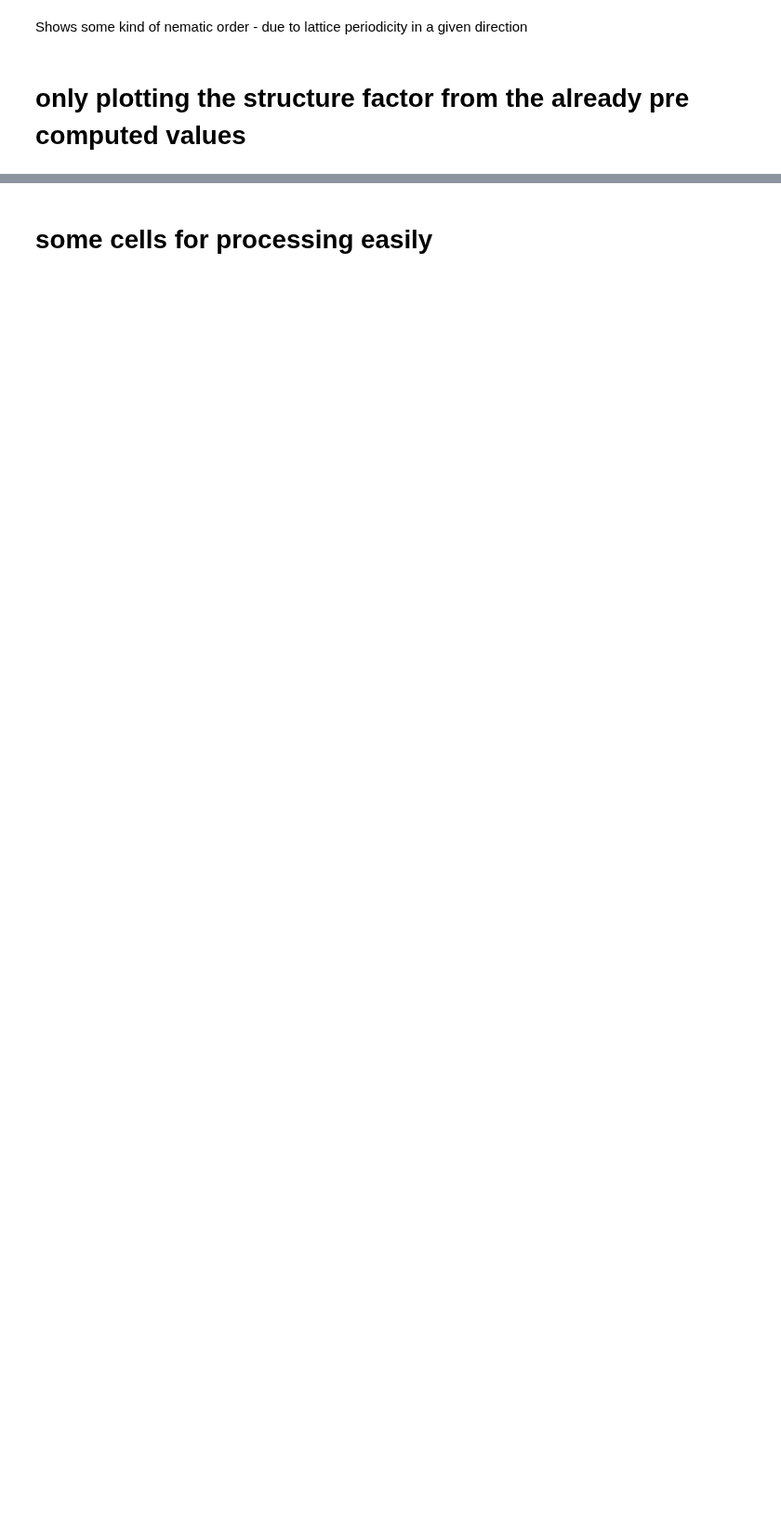
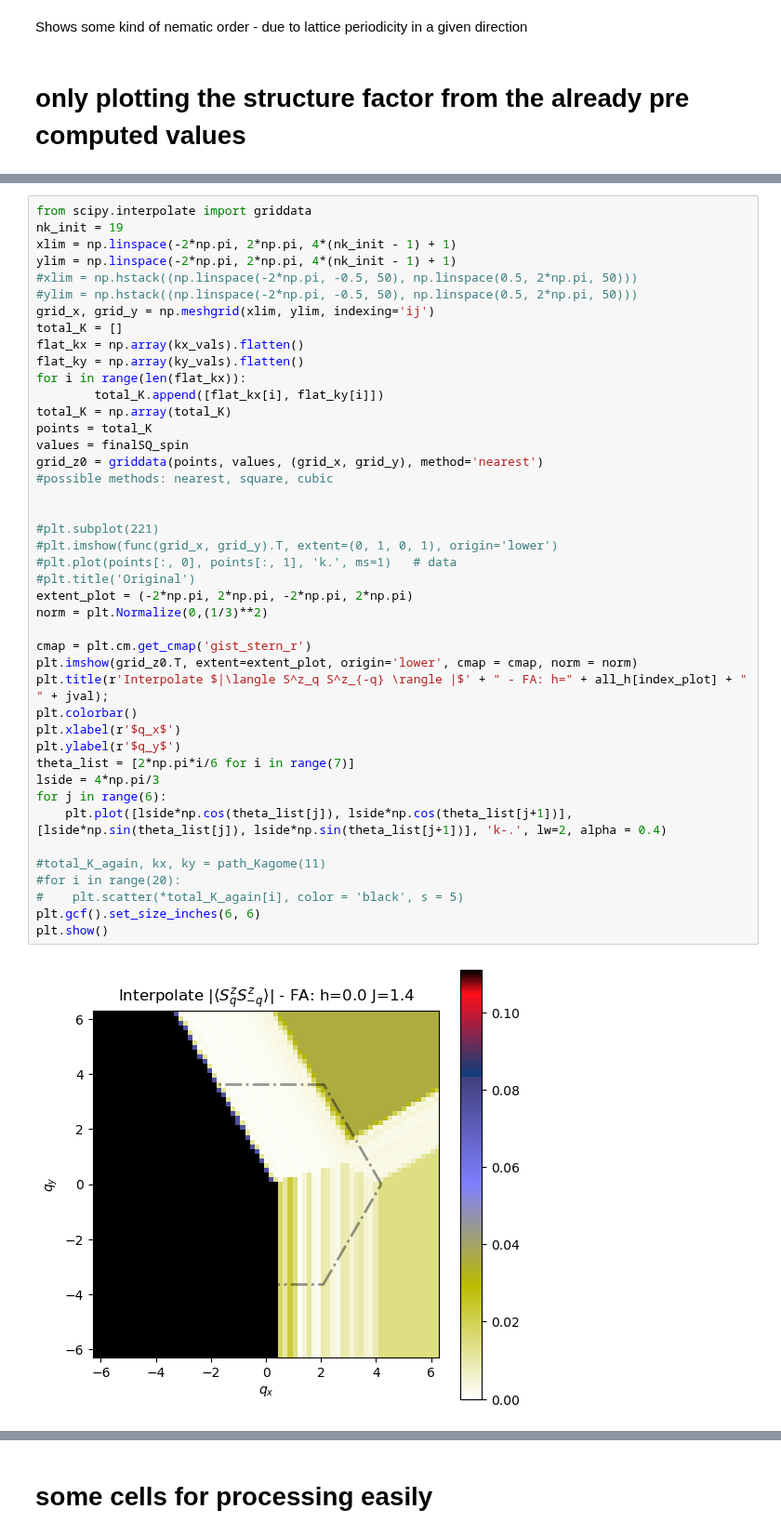
Before and after one commit to vdrouint/d-wave-other, a Jupyter notebook: kagome-tfim/structure-factor.ipynb, the cells around one changed output, grey strips where cells are left out. Shown at 93% size. Saved outputs shown, nothing was run; the diff lists cells and outputs as text; blank space fills up the shorter version.

```diff
--- a/kagome-tfim/structure-factor.ipynb
+++ b/kagome-tfim/structure-factor.ipynb
@@ -1124,0 +1170,45 @@ Text(0.5, 1.0, 'h=2.004 s=0.7')
+# %%
+from scipy.interpolate import griddata
+nk_init = 19
+xlim = np.linspace(-2*np.pi, 2*np.pi, 4*(nk_init - 1) + 1)
+ylim = np.linspace(-2*np.pi, 2*np.pi, 4*(nk_init - 1) + 1)
+#xlim = np.hstack((np.linspace(-2*np.pi, -0.5, 50), np.linspace(0.5, 2*np.pi, 50)))
+#ylim = np.hstack((np.linspace(-2*np.pi, -0.5, 50), np.linspace(0.5, 2*np.pi, 50)))
+grid_x, grid_y = np.meshgrid(xlim, ylim, indexing='ij')
+total_K = []
+flat_kx = np.array(kx_vals).flatten()
+flat_ky = np.array(ky_vals).flatten()
+for i in range(len(flat_kx)):
+        total_K.append([flat_kx[i], flat_ky[i]])
+total_K = np.array(total_K)
+points = total_K
+values = finalSQ_spin
+grid_z0 = griddata(points, values, (grid_x, grid_y), method='nearest')
+#possible methods: nearest, square, cubic
+
+
+#plt.subplot(221)
+#plt.imshow(func(grid_x, grid_y).T, extent=(0, 1, 0, 1), origin='lower')
+#plt.plot(points[:, 0], points[:, 1], 'k.', ms=1)   # data
+#plt.title('Original')
+extent_plot = (-2*np.pi, 2*np.pi, -2*np.pi, 2*np.pi)
+norm = plt.Normalize(0,(1/3)**2)
+
+cmap = plt.cm.get_cmap('gist_stern_r')
+plt.imshow(grid_z0.T, extent=extent_plot, origin='lower', cmap = cmap, norm = norm)
+plt.title(r'Interpolate $|\langle S^z_q S^z_{-q} \rangle |$' + " - FA: h=" + all_h[index_plot] + " " + jval);
+plt.colorbar()
+plt.xlabel(r'$q_x$')
+plt.ylabel(r'$q_y$')
+theta_list = [2*np.pi*i/6 for i in range(7)]
+lside = 4*np.pi/3
+for j in range(6):
+    plt.plot([lside*np.cos(theta_list[j]), lside*np.cos(theta_list[j+1])], [lside*np.sin(theta_list[j]), lside*np.sin(theta_list[j+1])], 'k-.', lw=2, alpha = 0.4)
+
+#total_K_again, kx, ky = path_Kagome(11)
+#for i in range(20):
+#    plt.scatter(*total_K_again[i], color = 'black', s = 5)
+plt.gcf().set_size_inches(6, 6)
+plt.show()
+# %% [output]
+[figure, added]
```
Also changed, not shown: parts of 23 cells of this notebook, 2 other files.
